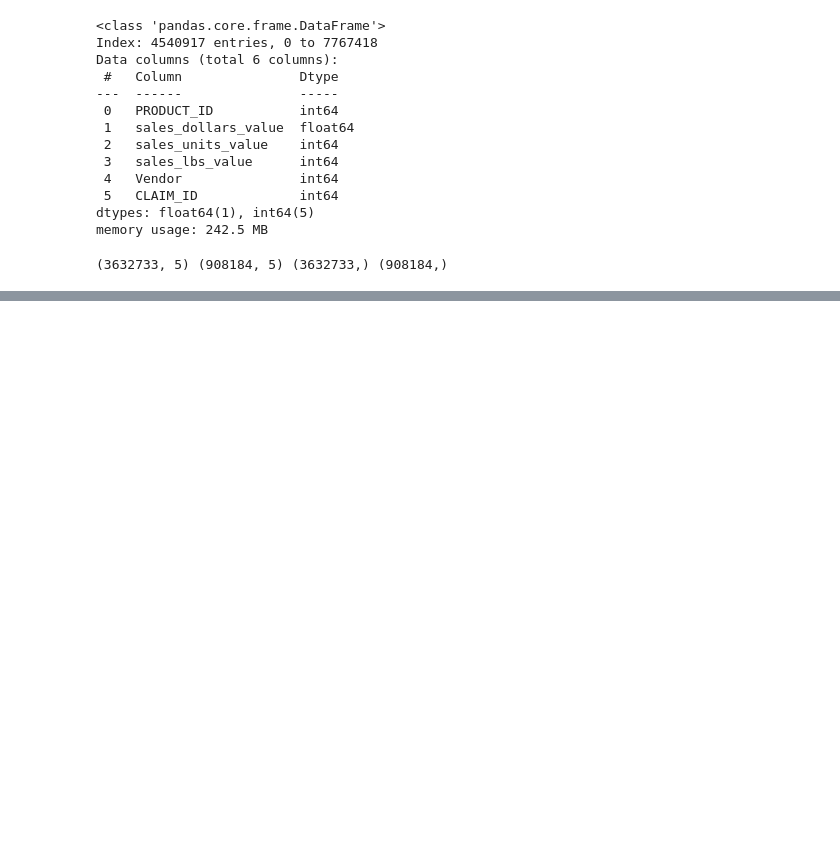
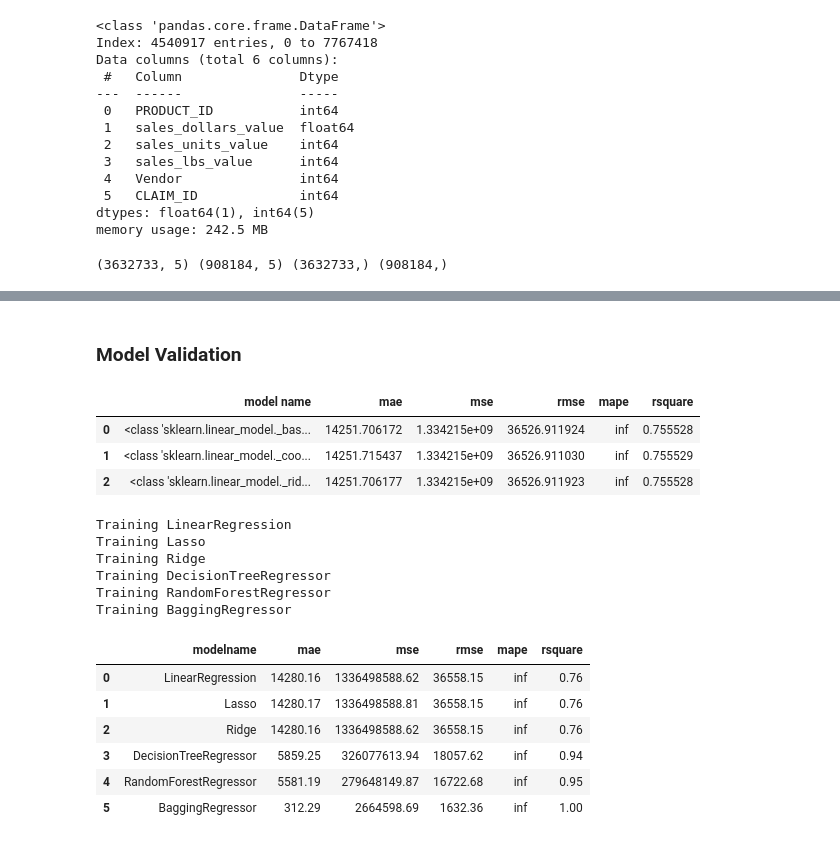
Before and after one commit to karthikeya-1508/ML_prac_files, a Jupyter notebook: Regression_Projects/Sales_project/sales_project.ipynb, the cells around one changed output, grey strips where cells are left out. Saved outputs shown, nothing was run; the diff lists cells and outputs as text; code cells hidden in the pictures; blank space fills up the shorter version.

```diff
--- a/Regression_Projects/Sales_project/sales_project.ipynb
+++ b/Regression_Projects/Sales_project/sales_project.ipynb
@@ -885,0 +886,2 @@ np.float64(12953308766.80522)
+# %% [markdown]
+### Model Validation
@@ -885,0 +905,11 @@ np.float64(12953308766.80522)
+# %%
+validation_table = pd.DataFrame(validation_table)
+# %%
+validation_table.columns=["model name","mae","mse","rmse","mape","rsquare"]
+# %%
+validation_table
+# %% [output]
+|  | model name | mae | mse | rmse | mape | rsquare |
+| 0 | <class 'sklearn.linear_model._bas... | 14251.706172 | 1.334215e+09 | 36526.911924 | inf | 0.755528 |
+| 1 | <class 'sklearn.linear_model._coo... | 14251.715437 | 1.334215e+09 | 36526.911030 | inf | 0.755529 |
+| 2 | <class 'sklearn.linear_model._rid... | 14251.706177 | 1.334215e+09 | 36526.911923 | inf | 0.755528 |
@@ -885,0 +1016,18 @@ np.float64(12953308766.80522)
+# %%
+pd.options.display.float_format = '{:0.2f}'.format
+# %%
+model_validation('train')
+# %% [output]
+Training LinearRegression
+Training Lasso
+Training Ridge
+Training DecisionTreeRegressor
+Training RandomForestRegressor
+Training BaggingRegressor
+|  | modelname | mae | mse | rmse | mape | rsquare |
+| 0 | LinearRegression | 14280.16 | 1336498588.62 | 36558.15 | inf | 0.76 |
+| 1 | Lasso | 14280.17 | 1336498588.81 | 36558.15 | inf | 0.76 |
+| 2 | Ridge | 14280.16 | 1336498588.62 | 36558.15 | inf | 0.76 |
+| 3 | DecisionTreeRegressor | 5859.25 | 326077613.94 | 18057.62 | inf | 0.94 |
+| 4 | RandomForestRegressor | 5581.19 | 279648149.87 | 16722.68 | inf | 0.95 |
+| 5 | BaggingRegressor | 312.29 | 2664598.69 | 1632.36 | inf | 1.00 |
```
Also changed, not shown: parts of 19 cells of this notebook.
